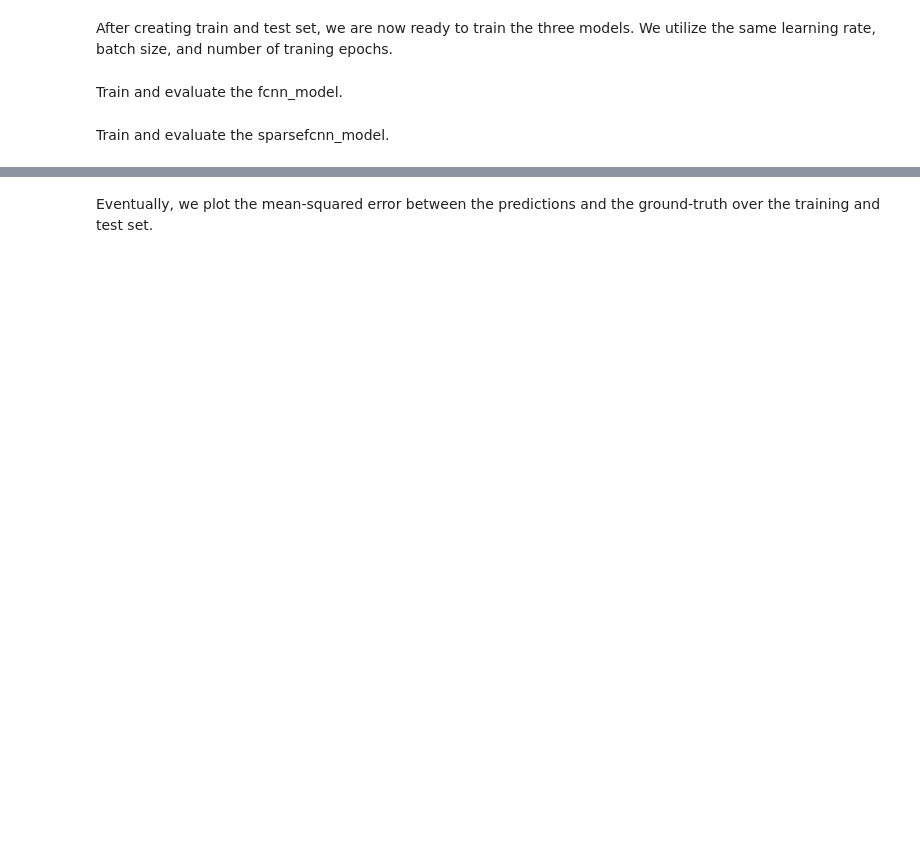
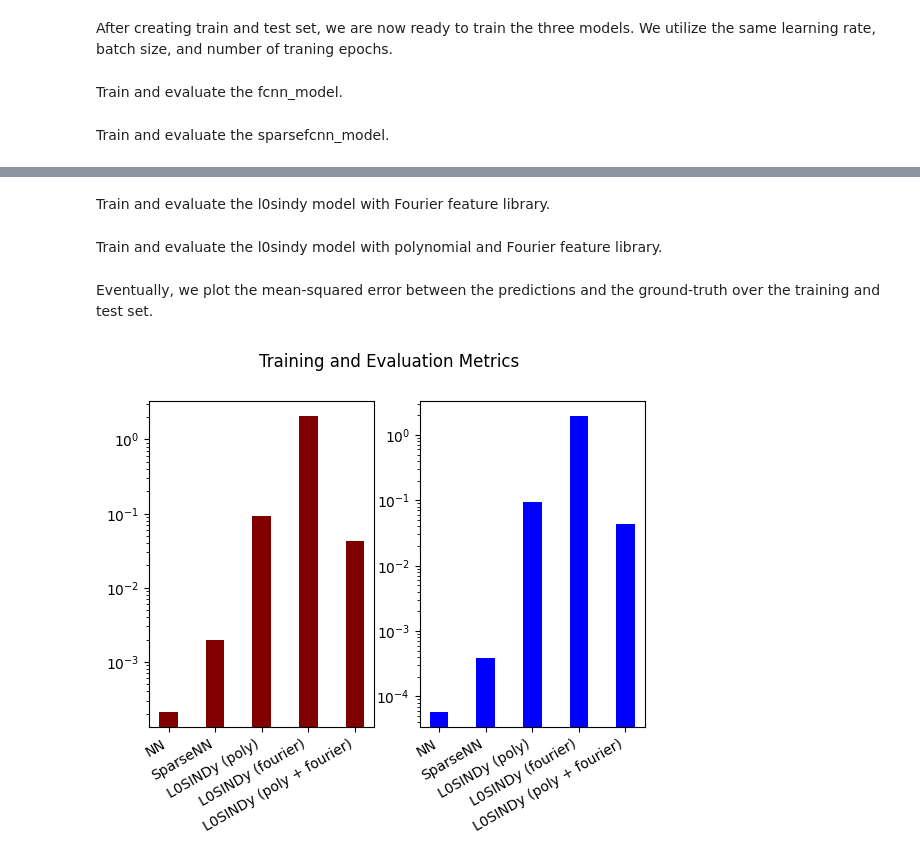
Before and after one commit to nicob15/Sparsifying-Parametric-Models-with-L0, a Jupyter notebook: Sparse Parametric Reward Models.ipynb, the cells around one changed output, grey strips where cells are left out. Drawn from its saved outputs; the diff is of its cells as text; code cells hidden in the pictures; blank space fills up the shorter version.

Commit message:
add different dictionary libraries in learning rewards example

```diff
--- a/Sparse Parametric Reward Models.ipynb
+++ b/Sparse Parametric Reward Models.ipynb
@@ -112,7 +110,7 @@ print("Best testing error FCNN is {} and it was found at epoch {}".format(metric
 # %% [markdown]
 Train and evaluate the sparsefcnn_model.
 # %%
-reg_coefficient = 0.0005
+reg_coefficient = 0.000005
 sparsefcnn_model = SparseFCNN(input_dim=obs_dim+act_dim, output_dim=1, h_dim=h_dim, lambda_coeff=reg_coefficient)
 
 if torch.cuda.is_available():
@@ -130,9 +128,9 @@ Train and evaluate the l0sindy_model.
 # %%
-# degree of the polynomial features
+lib_type = 'polynomial'
 degree = 3
+reg_coefficient = 0.00005
 
-reg_coefficient = 0.0005
-l0sindy_model = L0SINDy_reward(input_dim=obs_dim+act_dim, output_dim=1, degree=degree, lambda_coeff=reg_coefficient)
+l0sindy_model = L0SINDy_reward(input_dim=obs_dim+act_dim, output_dim=1, degree=degree, lambda_coeff=reg_coefficient, lib_type=lib_type)
 
 if torch.cuda.is_available():
     l0sindy_model = l0sindy_model.cuda()
@@ -141,7 +139,9 @@ optimizer_fcnn = torch.optim.Adam([
     {'params': l0sindy_model.parameters()},
 ], lr=lr, weight_decay=0.0)
 
-metrics_l0sindy = train_eval_reward_model(l0sindy_model, optimizer_fcnn, training_buffer, testing_buffer, batch_size, num_epochs, l0=True)
-print("Best testing error L0 SINDy is {} and it was found at epoch {}".format(metrics_l0sindy[2], metrics_l0sindy[3]))
+metrics_poly_l0sindy = train_eval_reward_model(l0sindy_model, optimizer_fcnn, training_buffer, testing_buffer, batch_size, num_epochs, l0=True)
+print("Best testing error L0 SINDy is {} and it was found at epoch {}".format(metrics_poly_l0sindy[2], metrics_poly_l0sindy[3]))
 
 l0sindy_model.print_equations()
+# %% [markdown]
+Train and evaluate the l0sindy model with Fourier feature library.
@@ -148,27 +166,54 @@ l0sindy_model.print_equations()
+# %% [markdown]
+Train and evaluate the l0sindy model with polynomial and Fourier feature library.
+# %%
+lib_type = 'polyfourier'
+degree = 3
+frequency = 1
+reg_coefficient = 0.00005
+
+l0sindy_model = L0SINDy_reward(input_dim=obs_dim+act_dim, output_dim=1, frequency=frequency, lambda_coeff=reg_coefficient, lib_type=lib_type)
+
+if torch.cuda.is_available():
+    l0sindy_model = l0sindy_model.cuda()
+
+optimizer_fcnn = torch.optim.Adam([
+    {'params': l0sindy_model.parameters()},
+], lr=lr, weight_decay=0.0)
+
+metrics_polyfourier_l0sindy = train_eval_reward_model(l0sindy_model, optimizer_fcnn, training_buffer, testing_buffer, batch_size, num_epochs, l0=True)
+print("Best testing error L0 SINDy is {} and it was found at epoch {}".format(metrics_polyfourier_l0sindy[2], metrics_polyfourier_l0sindy[3]))
+
+l0sindy_model.print_equations()
 # %% [markdown]
 Eventually, we plot the mean-squared error between the predictions and the ground-truth over the training and test set.
 # %%
 # creating the plots
 import matplotlib.pyplot as plt
 import os
 
 fig, (ax1, ax2) = plt.subplots(1, 2)
 fig.suptitle('Training and Evaluation Metrics')
 
-data_train = {'FCNN': metrics_fcnn[0], 'SparseFCNN': metrics_sparsefcnn[0], 'L0SINDy': metrics_l0sindy[0]}
+data_train = {'NN': metrics_fcnn[0], 'SparseNN': metrics_sparsefcnn[0], 'L0SINDy (poly)': metrics_poly_l0sindy[0], 'L0SINDy (fourier)': metrics_fourier_l0sindy[0], 'L0SINDy (poly + fourier)': metrics_polyfourier_l0sindy[0]}
 methods_train = list(data_train.keys())
 values_train = list(data_train.values())
 
 # creating the bar plot
 ax1.bar(methods_train, values_train, color='maroon', width=0.4)
+ax1.set_yscale('log')
 
-data_eval = {'FCNN': metrics_fcnn[2], 'SparseFCNN': metrics_sparsefcnn[2], 'L0SINDy': metrics_l0sindy[2]}
+data_eval = {'NN': metrics_fcnn[2], 'SparseNN': metrics_sparsefcnn[2], 'L0SINDy (poly)': metrics_poly_l0sindy[2], 'L0SINDy (fourier)': metrics_fourier_l0sindy[2], 'L0SINDy (poly + fourier)': metrics_polyfourier_l0sindy[2]}
 methods_eval = list(data_eval.keys())
 values_eval = list(data_eval.values())
 
 ax2.bar(methods_eval, values_eval, color='blue', width=0.4)
+ax2.set_yscale('log')
+
+fig.autofmt_xdate()
 
 save_dir = "figures"
 if not os.path.exists(save_dir):
     os.makedirs(save_dir)
-fig.savefig('figures/LearningReward.png', dpi=300)
+fig.savefig('figures/LearningRewards.png', dpi=300)
+# %% [output]
+[figure, added]
```
Also changed, not shown: parts of 3 cells of this notebook, 1 other file.
